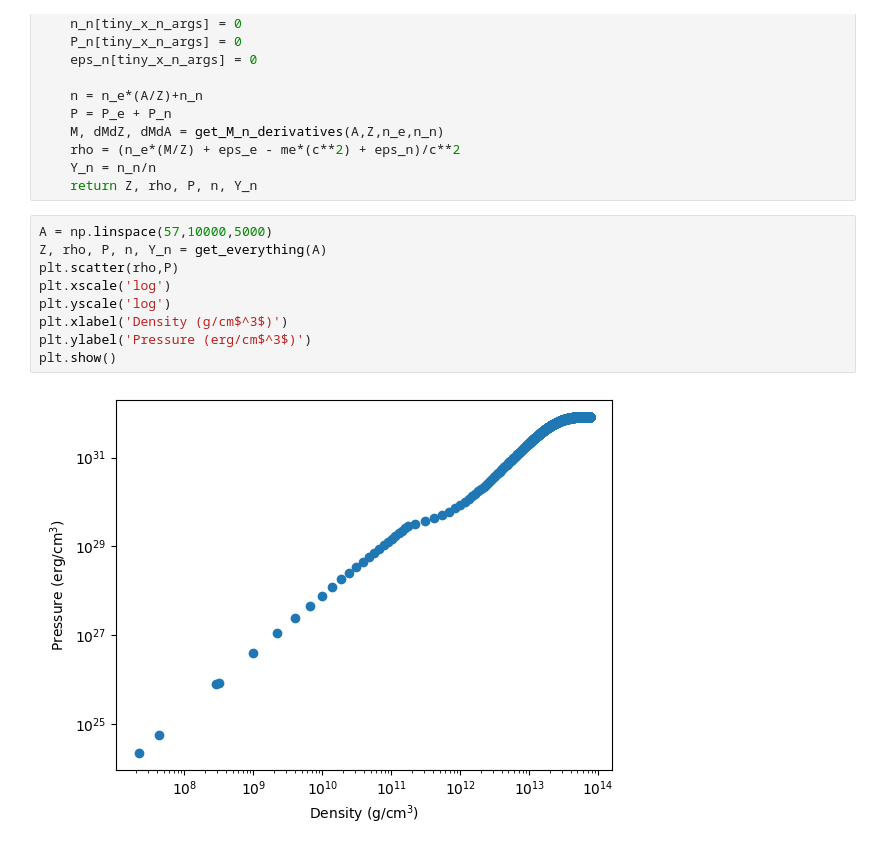
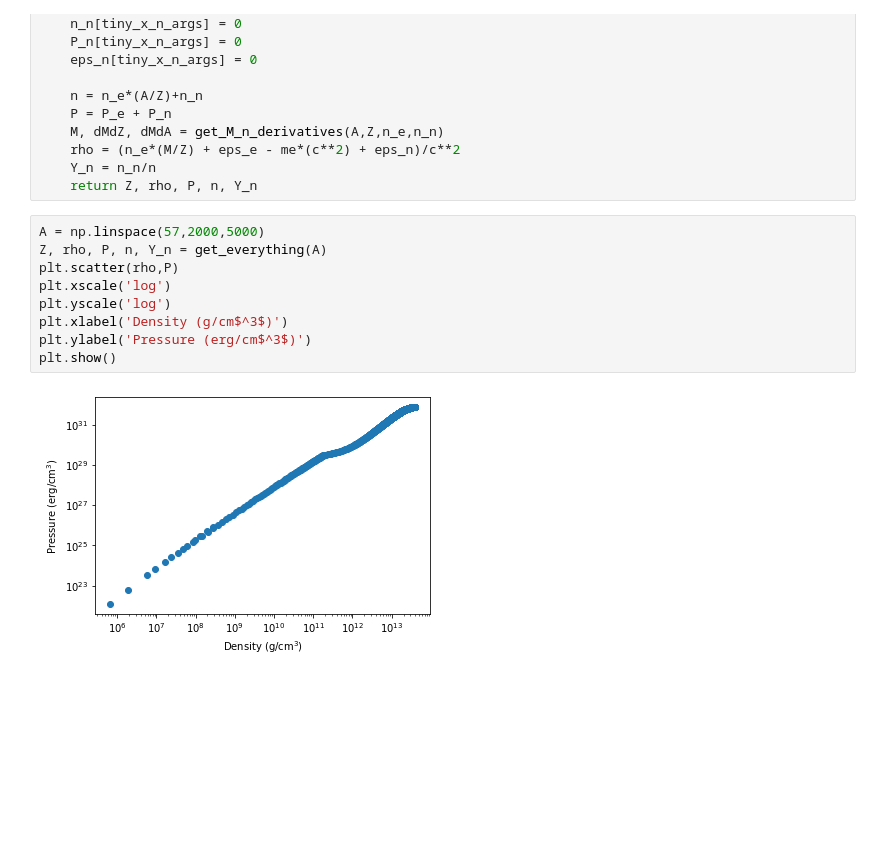
Before and after one commit to thomas-03/homework, a Jupyter notebook: 5460/homework9.ipynb, the cells around one changed output. Drawn from its saved outputs; the diff is of its cells as text; blank space fills up the shorter version.

```diff
--- a/5460/homework9.ipynb
+++ b/5460/homework9.ipynb
@@ -74,16 +74,16 @@ def get_everything(A):
     Y_n = n_n/n
     return Z, rho, P, n, Y_n
 # %%
-A = np.linspace(57,10000,5000)
+A = np.linspace(57,2000,5000)
 Z, rho, P, n, Y_n = get_everything(A)
 plt.scatter(rho,P)
 plt.xscale('log')
 plt.yscale('log')
 plt.xlabel('Density (g/cm$^3$)')
 plt.ylabel('Pressure (erg/cm$^3$)')
 plt.show()
 # %% [output]
-[figure, old version]
+[figure, new version]
 # %%
 gamma = np.array([np.log(P[i+1]/P[i])/np.log(rho[i+1]/rho[i]) for i in range(len(P)-1)])
 plt.plot(rho[:-1],gamma)
```
Also changed, not shown: parts of 4 cells of this notebook.
